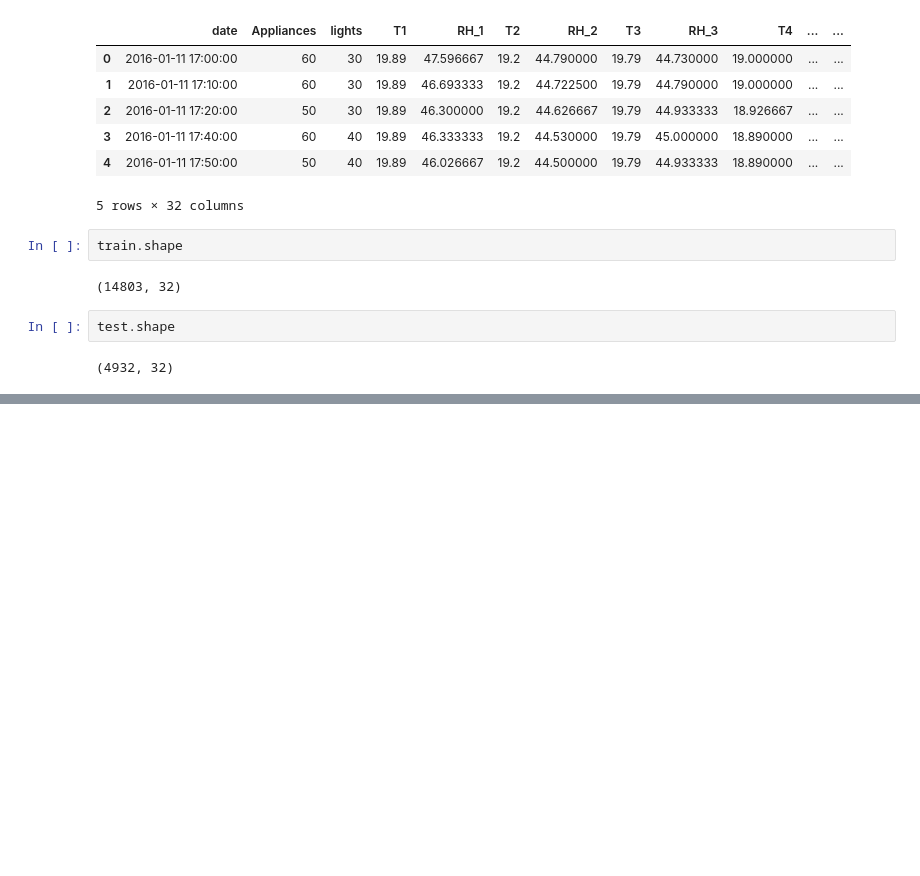
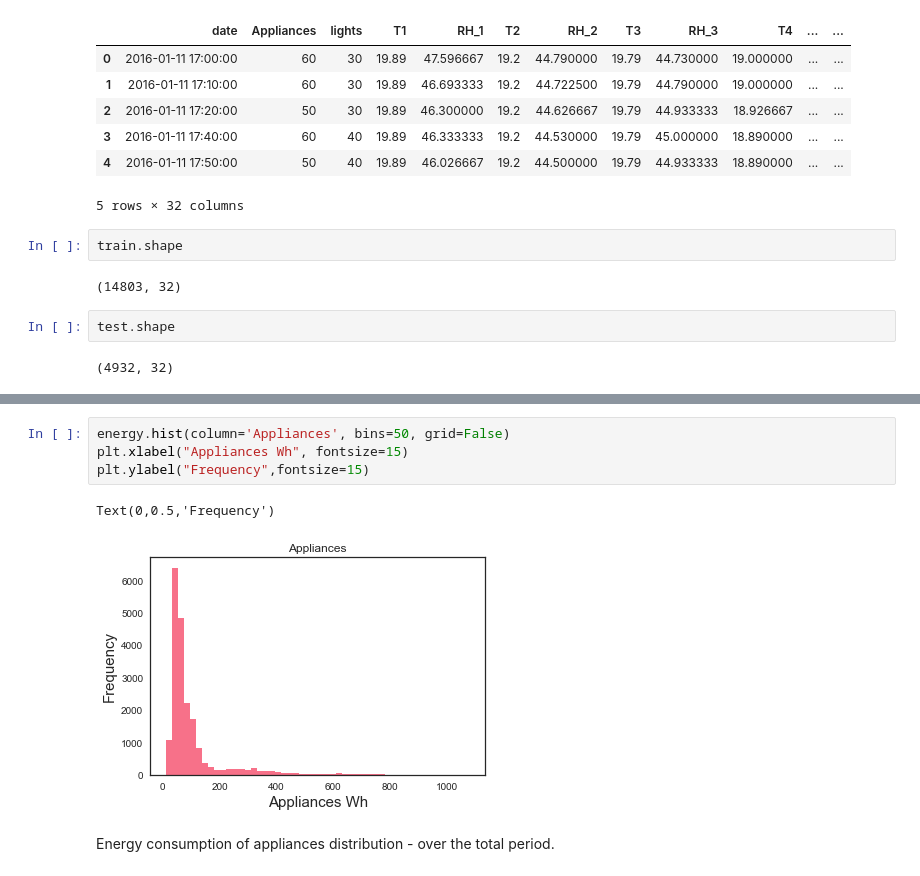
Before and after one commit to arianaroz/comp257-portfolio-2019, a Jupyter notebook: Portfolio 2.ipynb, the cells around one changed output, grey strips where cells are left out. Drawn from its saved outputs; the diff is of its cells as text; blank space fills up the shorter version.

```diff
--- a/Portfolio 2.ipynb
+++ b/Portfolio 2.ipynb
@@ -42,0 +111,9 @@ test.shape
+# %%
+energy.hist(column='Appliances', bins=50, grid=False)
+plt.xlabel("Appliances Wh", fontsize=15)
+plt.ylabel("Frequency",fontsize=15)
+# %% [output]
+Text(0,0.5,'Frequency')
+[figure, added]
+# %% [markdown]
+Energy consumption of appliances distribution - over the total period.
```
Also changed, not shown: parts of 14 cells of this notebook.
